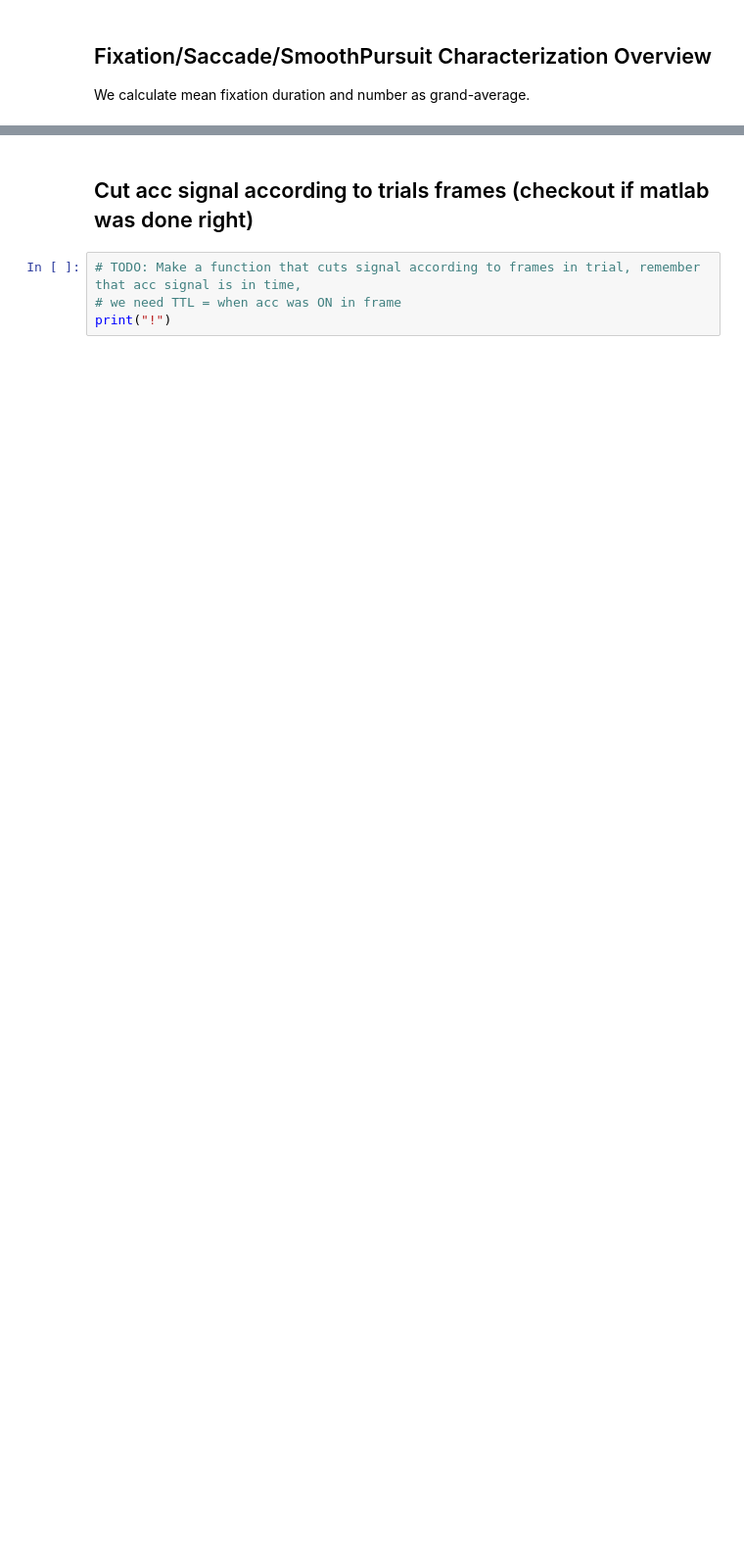
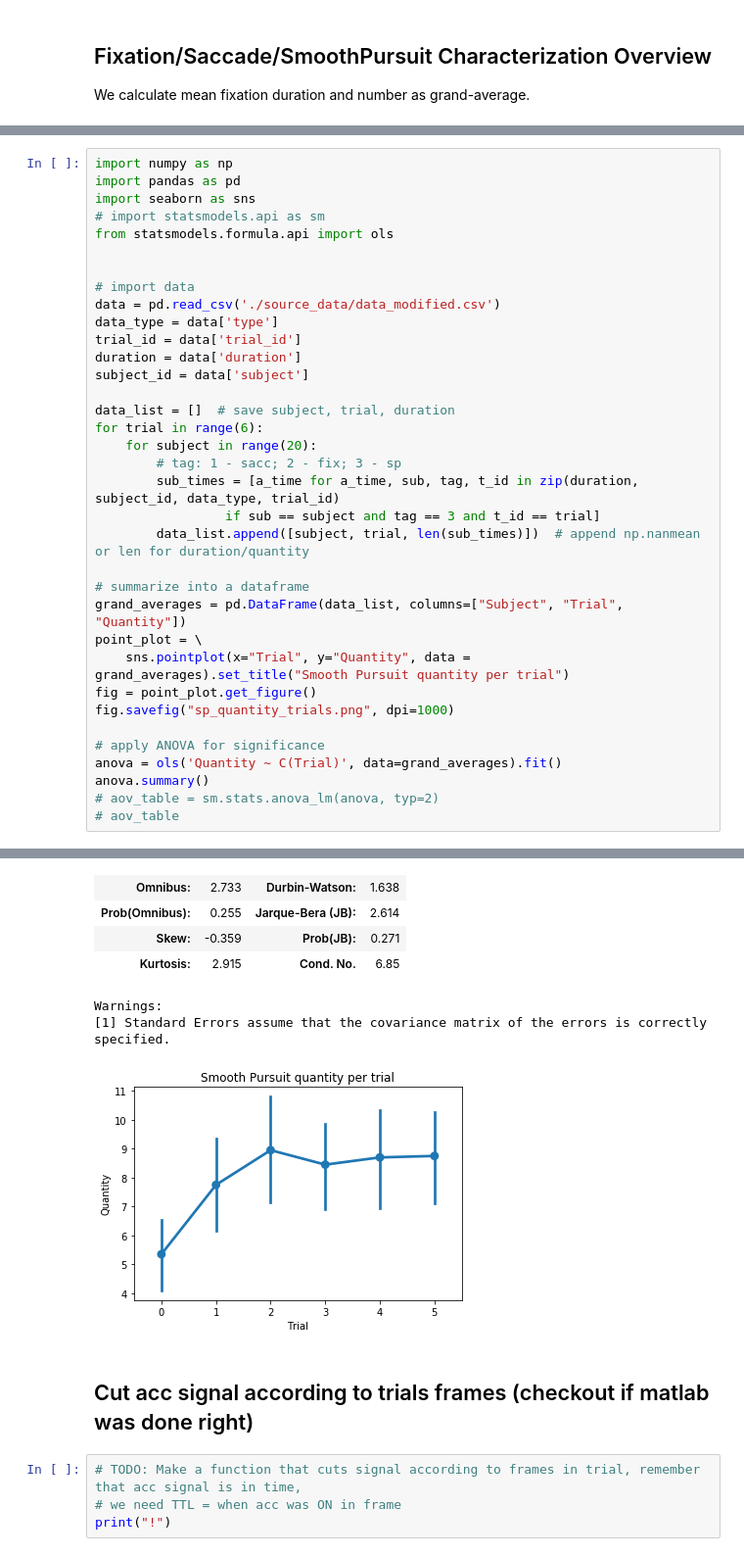
Before and after one commit to harrisonford/accelerometer-data, a Jupyter notebook: Report.ipynb, the cells around one changed output, grey strips where cells are left out. Shown at 98% size. Saved outputs shown, nothing was run; the diff lists cells and outputs as text; blank space fills up the shorter version.

```diff
--- a/Report.ipynb
+++ b/Report.ipynb
@@ -159,0 +179,36 @@ Grand average smooth-time 0.9956280560552708[s]
+# %%
+import numpy as np
+import pandas as pd
+import seaborn as sns
+# import statsmodels.api as sm
+from statsmodels.formula.api import ols
+
+
+# import data
+data = pd.read_csv('./source_data/data_modified.csv')
+data_type = data['type']
+trial_id = data['trial_id']
+duration = data['duration']
+subject_id = data['subject']
+
+data_list = []  # save subject, trial, duration
+for trial in range(6):
+    for subject in range(20):
+        # tag: 1 - sacc; 2 - fix; 3 - sp
+        sub_times = [a_time for a_time, sub, tag, t_id in zip(duration, subject_id, data_type, trial_id)
+                 if sub == subject and tag == 3 and t_id == trial]
+        data_list.append([subject, trial, len(sub_times)])  # append np.nanmean or len for duration/quantity
+
+# summarize into a dataframe
+grand_averages = pd.DataFrame(data_list, columns=["Subject", "Trial", "Quantity"])
+point_plot = \
+    sns.pointplot(x="Trial", y="Quantity", data = grand_averages).set_title("Smooth Pursuit quantity per trial")
+fig = point_plot.get_figure()
+fig.savefig("sp_quantity_trials.png", dpi=1000)
+
+# apply ANOVA for significance
+anova = ols('Quantity ~ C(Trial)', data=grand_averages).fit()
+anova.summary()
+# aov_table = sm.stats.anova_lm(anova, typ=2)
+# aov_table
+# %% [output]
@@ -160,3 +232,10 @@ Grand average smooth-time 0.9956280560552708[s]
+| Omnibus: | 2.733 | Durbin-Watson: | 1.638 |
+| Prob(Omnibus): | 0.255 | Jarque-Bera (JB): | 2.614 |
+| Skew: | -0.359 | Prob(JB): | 0.271 |
+| Kurtosis: | 2.915 | Cond. No. | 6.85 |
+Warnings:
+[1] Standard Errors assume that the covariance matrix of the errors is correctly specified.
+[figure, added]
 # %% [markdown]
 ## Cut acc signal according to trials frames (checkout if matlab was done right)
 # %%
```
Also changed, not shown: parts of 6 cells of this notebook, 1 other file.
